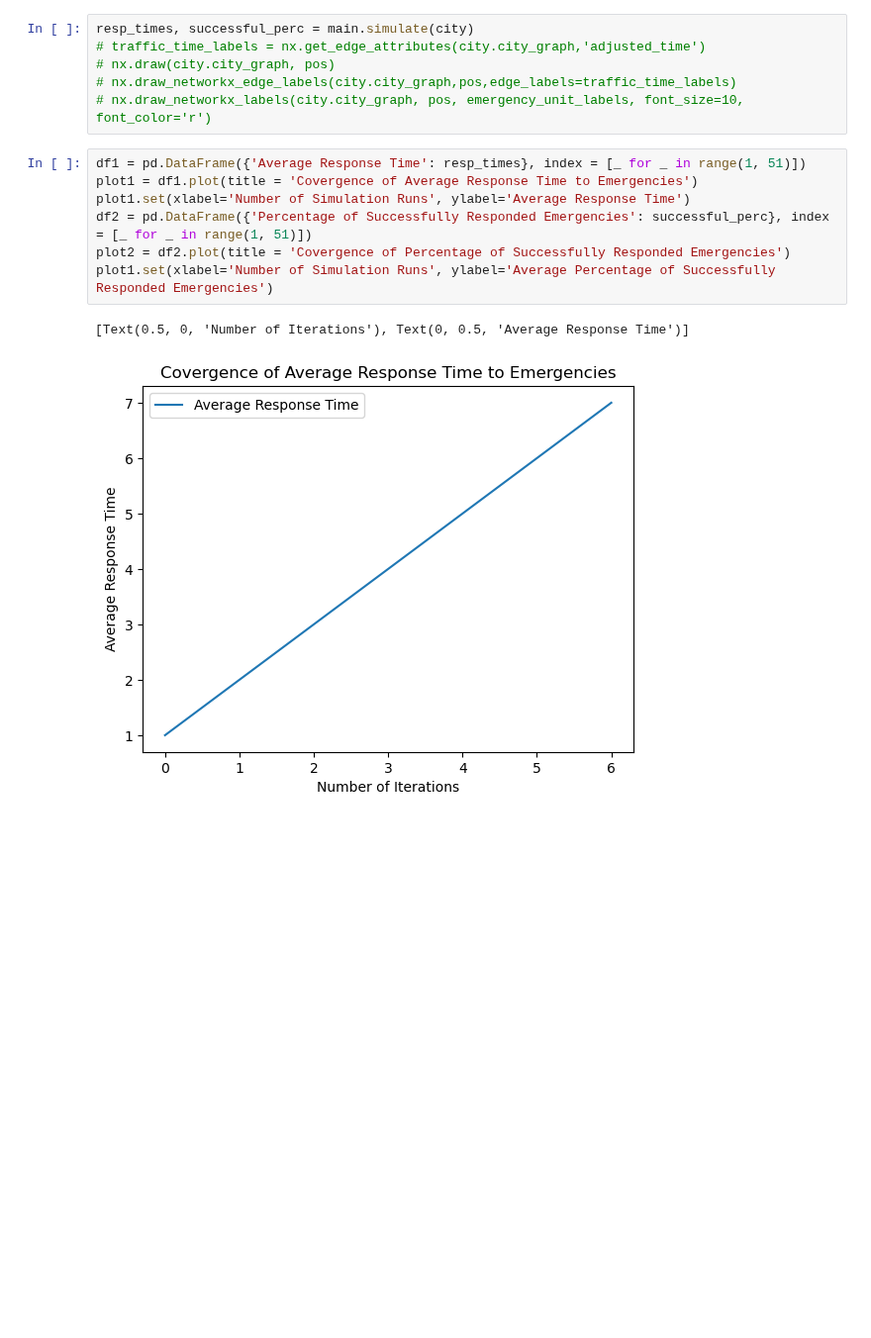
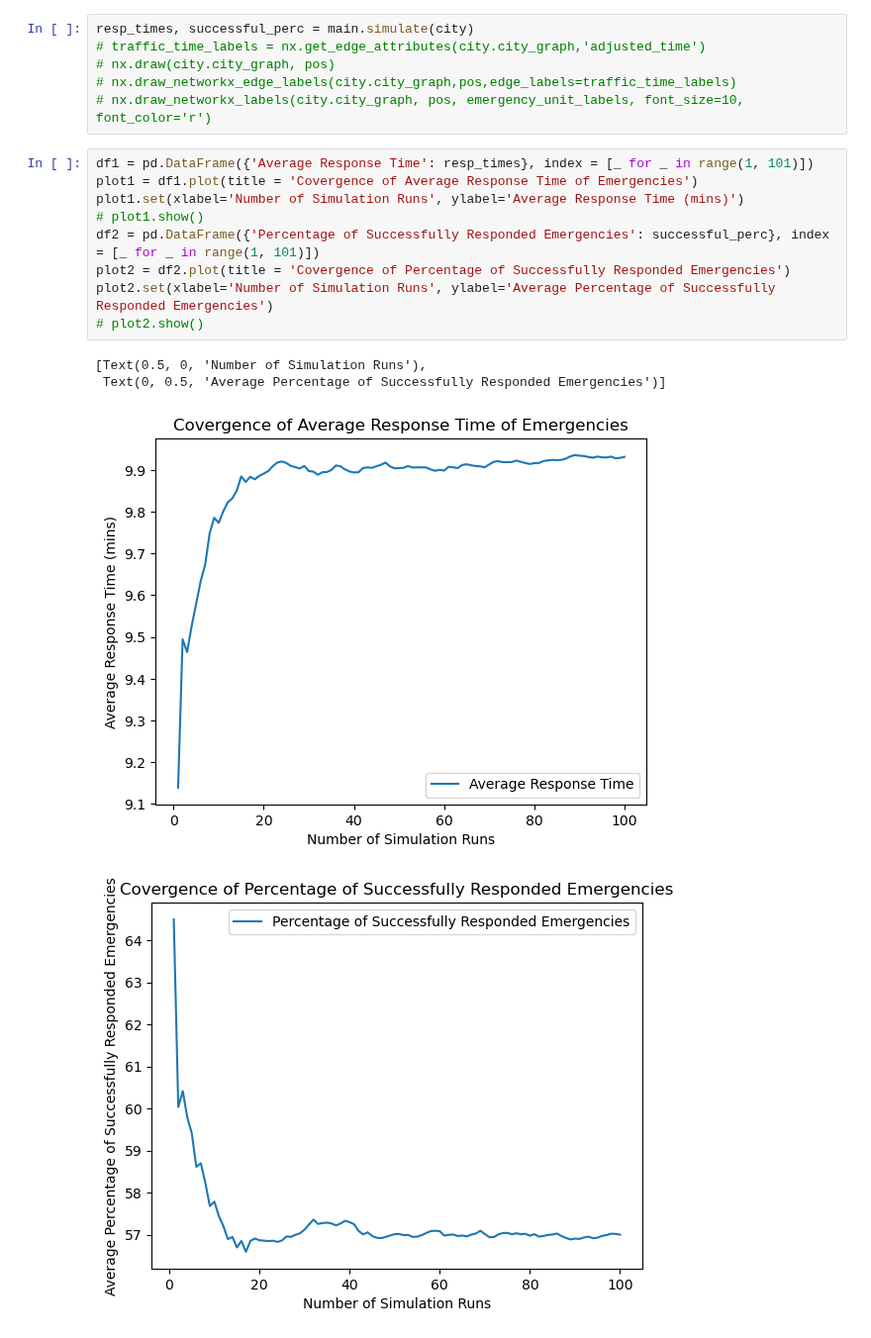
Before and after one commit to Praetor07/CityPlanner_MonteCarlo-Sim, a Jupyter notebook: Emergency Response Simulation Visualization.ipynb, the cells around one changed output. Shown at 99% size. Drawn from its saved outputs; the diff is of its cells as text; blank space fills up the shorter version.

```diff
--- a/Emergency Response Simulation Visualization.ipynb
+++ b/Emergency Response Simulation Visualization.ipynb
@@ -28,15 +42,19 @@ resp_times, successful_perc = main.simulate(city)
 # nx.draw_networkx_edge_labels(city.city_graph,pos,edge_labels=traffic_time_labels)
 # nx.draw_networkx_labels(city.city_graph, pos, emergency_unit_labels, font_size=10, font_color='r')
 # %%
-df1 = pd.DataFrame({'Average Response Time': resp_times}, index = [_ for _ in range(1, 51)])
-plot1 = df1.plot(title = 'Covergence of Average Response Time to Emergencies')
-plot1.set(xlabel='Number of Simulation Runs', ylabel='Average Response Time')
-df2 = pd.DataFrame({'Percentage of Successfully Responded Emergencies': successful_perc}, index = [_ for _ in range(1, 51)])
+df1 = pd.DataFrame({'Average Response Time': resp_times}, index = [_ for _ in range(1, 101)])
+plot1 = df1.plot(title = 'Covergence of Average Response Time of Emergencies')
+plot1.set(xlabel='Number of Simulation Runs', ylabel='Average Response Time (mins)')
+# plot1.show()
+df2 = pd.DataFrame({'Percentage of Successfully Responded Emergencies': successful_perc}, index = [_ for _ in range(1, 101)])
 plot2 = df2.plot(title = 'Covergence of Percentage of Successfully Responded Emergencies')
-plot1.set(xlabel='Number of Simulation Runs', ylabel='Average Percentage of Successfully Responded Emergencies')
+plot2.set(xlabel='Number of Simulation Runs', ylabel='Average Percentage of Successfully Responded Emergencies')
+# plot2.show()
 # %% [output]
-[Text(0.5, 0, 'Number of Iterations'), Text(0, 0.5, 'Average Response Time')]
+[Text(0.5, 0, 'Number of Simulation Runs'),
+ Text(0, 0.5, 'Average Percentage of Successfully Responded Emergencies')]
-[figure, old version]
+[figure, new version]
+[figure, added]
 # %%
 print("Average Response Time: {} mins".format(round(resp_times[-1], 2)))
 print("Average Percentage of Successfully Responded Emergencies: {} %".format(round(successful_perc[-1], 2)))
```
Also changed, not shown: parts of 2 cells of this notebook, 4 other files.
